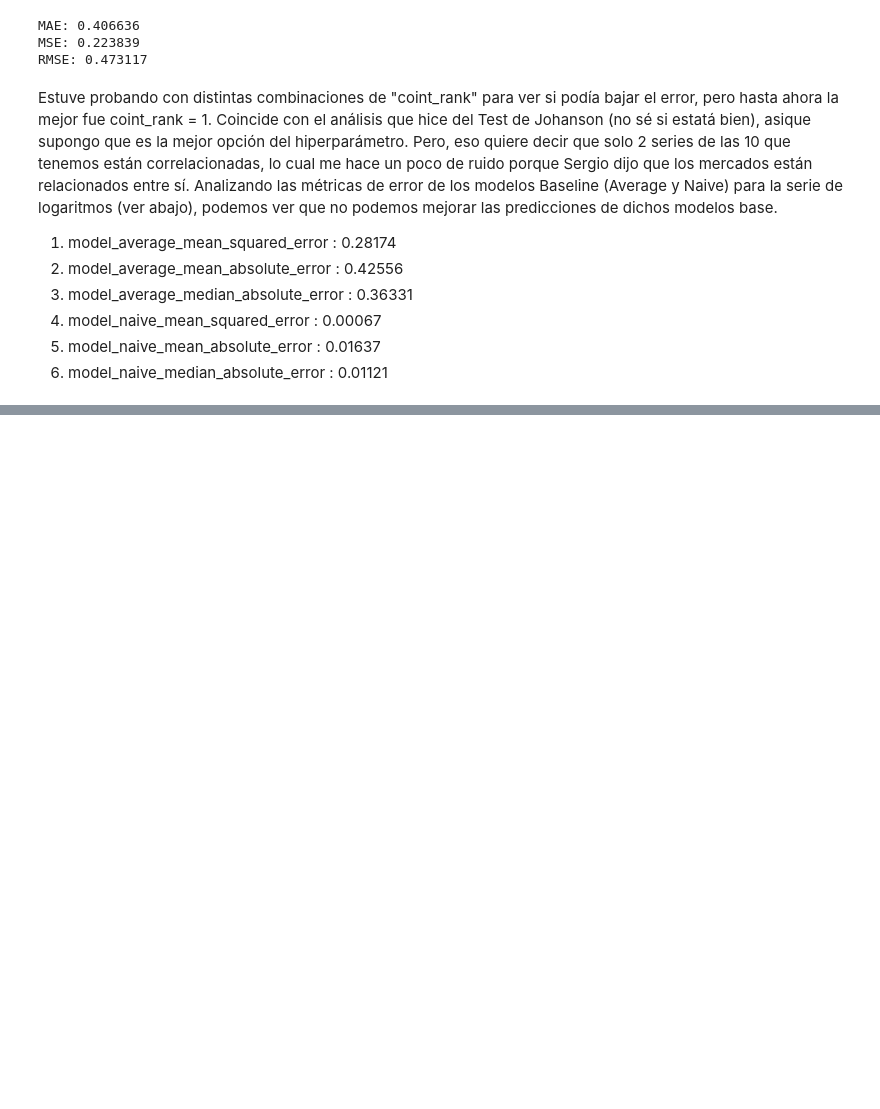
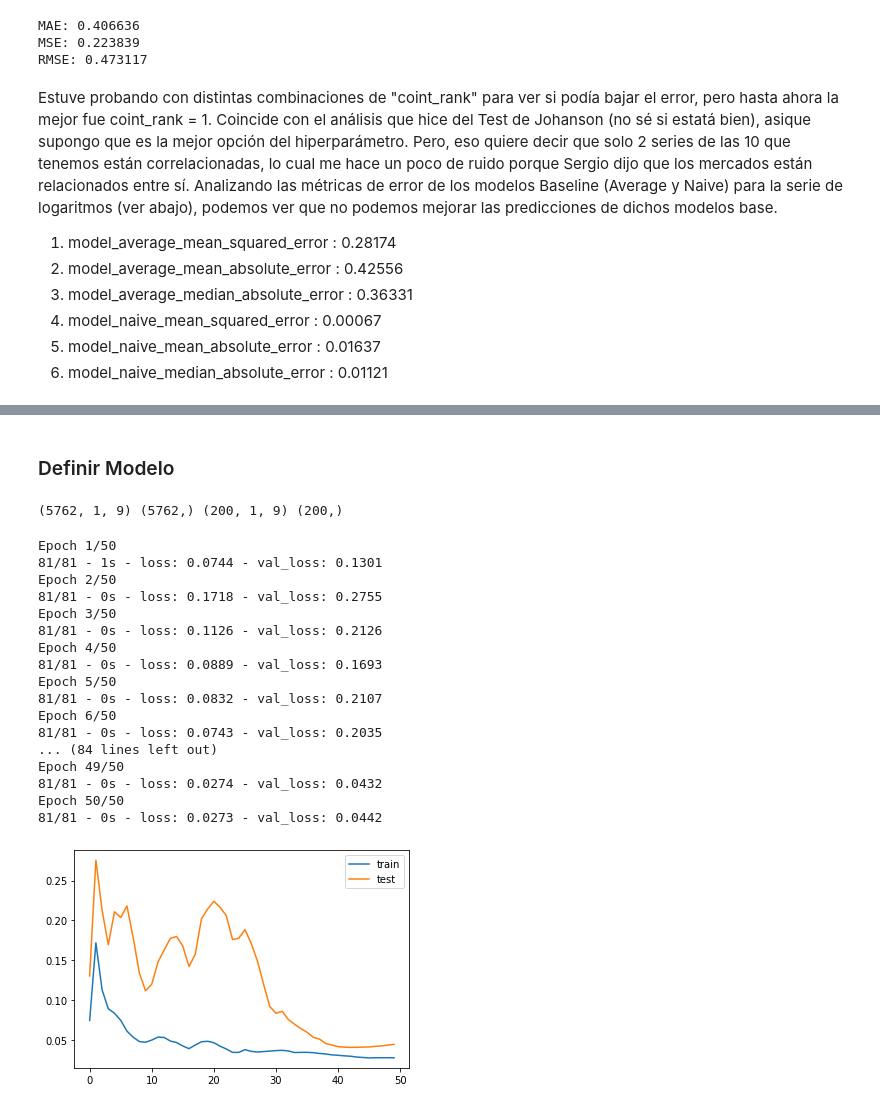
Before and after one commit to Martin317/mentoria-prediccion-indices-financieros, a Jupyter notebook: TP4AprendizajeSupervisado/EnunciadoTP4AprendizajeSupervisado.ipynb, the cells around one changed output, grey strips where cells are left out. Drawn from its saved outputs; the diff is of its cells as text; code cells hidden in the pictures; blank space fills up the shorter version.

```diff
--- a/TP4AprendizajeSupervisado/EnunciadoTP4AprendizajeSupervisado.ipynb
+++ b/TP4AprendizajeSupervisado/EnunciadoTP4AprendizajeSupervisado.ipynb
@@ -537,0 +542,13 @@ Analizando las métricas de error de los modelos Baseline (Average y Naive) para
+# %%
+#Dividimos la muestra
+df = df_us[['MERV']].copy()
+
+# Split data into train and test
+train, test = df.iloc[0:-200], df.iloc[-200:len(df)]
+
+train_max = train.max()
+train_min = train.min()
+
+# Normalize the dataframes
+train = (train - train_min)/(train_max - train_min)
+test = (test - train_min)/(train_max - train_min)
@@ -537,0 +718,54 @@ Analizando las métricas de error de los modelos Baseline (Average y Naive) para
+# %% [markdown]
+### Definir Modelo
+# %%
+# split into train and test sets
+values = reframed.values
+train, test = values[0:-200], values[-200:len(values)]
+# split into input and outputs
+train_X, train_y = train[:, :-1], train[:, -1]
+test_X, test_y = test[:, :-1], test[:, -1]
+# reshape input to be 3D [samples, timesteps, features]
+train_X = train_X.reshape((train_X.shape[0], 1, train_X.shape[1]))
+test_X = test_X.reshape((test_X.shape[0], 1, test_X.shape[1]))
+print(train_X.shape, train_y.shape, test_X.shape, test_y.shape)
+# %% [output]
+(5762, 1, 9) (5762,) (200, 1, 9) (200,)
+# %%
+from keras.datasets import imdb
+from keras.models import Sequential
+from keras.layers import Dense
+from keras.layers import LSTM
+from keras.layers.embeddings import Embedding
+from keras.preprocessing import sequence
+
+# design network
+model = Sequential()
+model.add(LSTM(50, input_shape=(train_X.shape[1], train_X.shape[2])))
+model.add(Dense(1))
+model.compile(loss='mae', optimizer='adam')
+# fit network
+history = model.fit(train_X, train_y, epochs=50, batch_size=72, validation_data=(test_X, test_y), verbose=2, shuffle=False)
+# plot history
+pyplot.plot(history.history['loss'], label='train')
+pyplot.plot(history.history['val_loss'], label='test')
+pyplot.legend()
+pyplot.show()
+# %% [output]
+Epoch 1/50
+81/81 - 1s - loss: 0.0744 - val_loss: 0.1301
+Epoch 2/50
+81/81 - 0s - loss: 0.1718 - val_loss: 0.2755
+Epoch 3/50
+81/81 - 0s - loss: 0.1126 - val_loss: 0.2126
+Epoch 4/50
+81/81 - 0s - loss: 0.0889 - val_loss: 0.1693
+Epoch 5/50
+81/81 - 0s - loss: 0.0832 - val_loss: 0.2107
+Epoch 6/50
+81/81 - 0s - loss: 0.0743 - val_loss: 0.2035
+... (84 lines left out)
+Epoch 49/50
+81/81 - 0s - loss: 0.0274 - val_loss: 0.0432
+Epoch 50/50
+81/81 - 0s - loss: 0.0273 - val_loss: 0.0442
+[figure, added]
```
Also changed, not shown: parts of 15 cells of this notebook, 1 other file.
